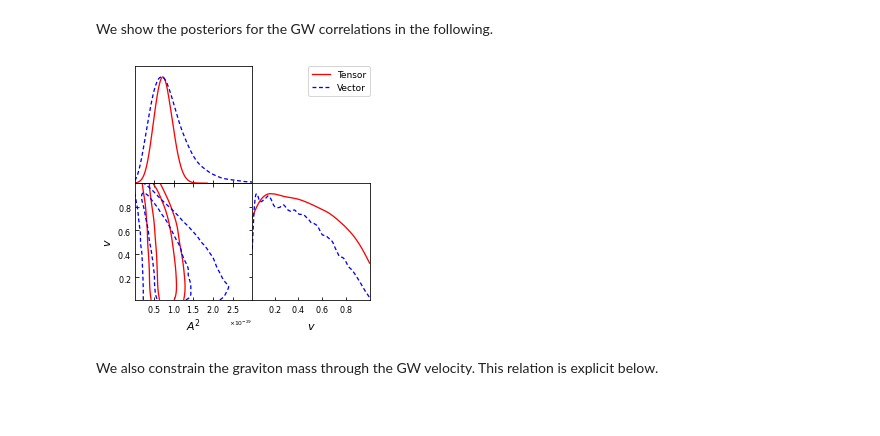
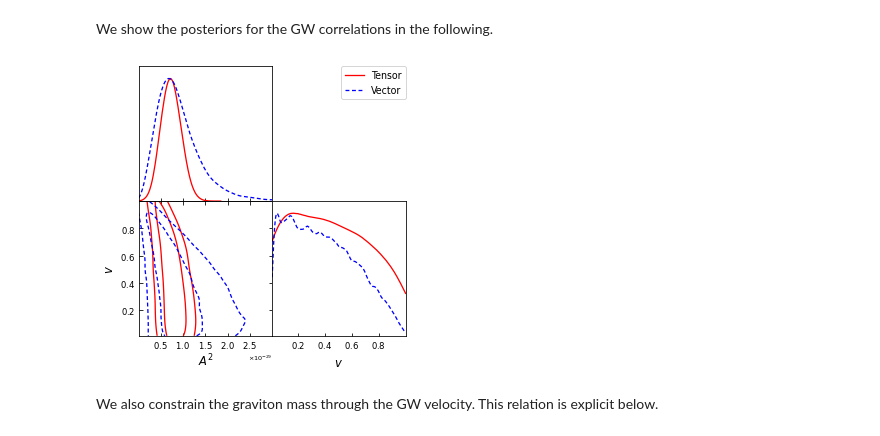
Before and after one commit to reggiebernardo/PTAfast, a Jupyter notebook: app1_subluminal_gws/subluminalgws.ipynb, the cells around one changed output. Saved outputs shown, nothing was run; the diff lists cells and outputs as text; code cells hidden in the pictures.

```diff
--- a/app1_subluminal_gws/subluminalgws.ipynb
+++ b/app1_subluminal_gws/subluminalgws.ipynb
@@ -169,20 +177,20 @@ print('vector : ', gdsamples_4.getGelmanRubin())
 # %% [markdown]
 We show the posteriors for the GW correlations in the following.
 # %%
-gdplot = gdplt.get_subplot_plotter()
+gdplot = gdplt.get_subplot_plotter(width_inch = 4.5)
 gdplot.triangle_plot([gdsamples_1, gdsamples_4], \
                      ["A2", "v"], \
                      contour_ls = ['-', '--'], \
                      contour_lws = [1.3, 1.3], \
                      contour_colors = ['red', 'blue'], \
                      filled = False, \
                      title_limit = 0, \
                      legend_labels = ['Tensor', 'Vector'], \
                      legend_loc = 'upper right', \
                      param_limits = {'A2': (0.1e-30, 3e-29)})
 plt.show()
 # %% [output]
-[figure, old version]
+[figure, new version]
 # %% [markdown]
 We also constrain the graviton mass through the GW velocity. This relation is explicit below.
 # %%
```
Also changed, not shown: parts of 2 cells of this notebook, 1 other file.
